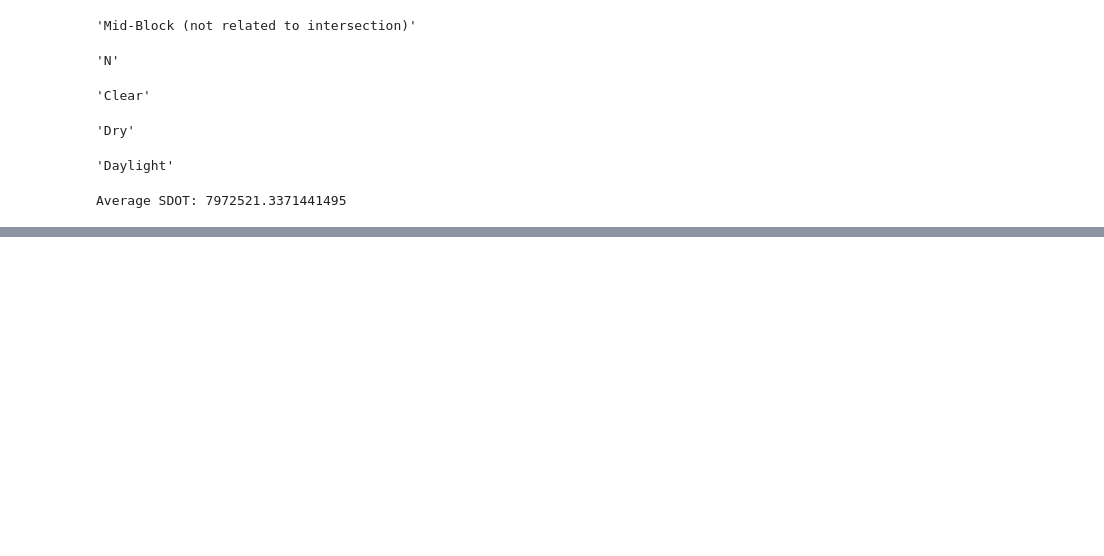
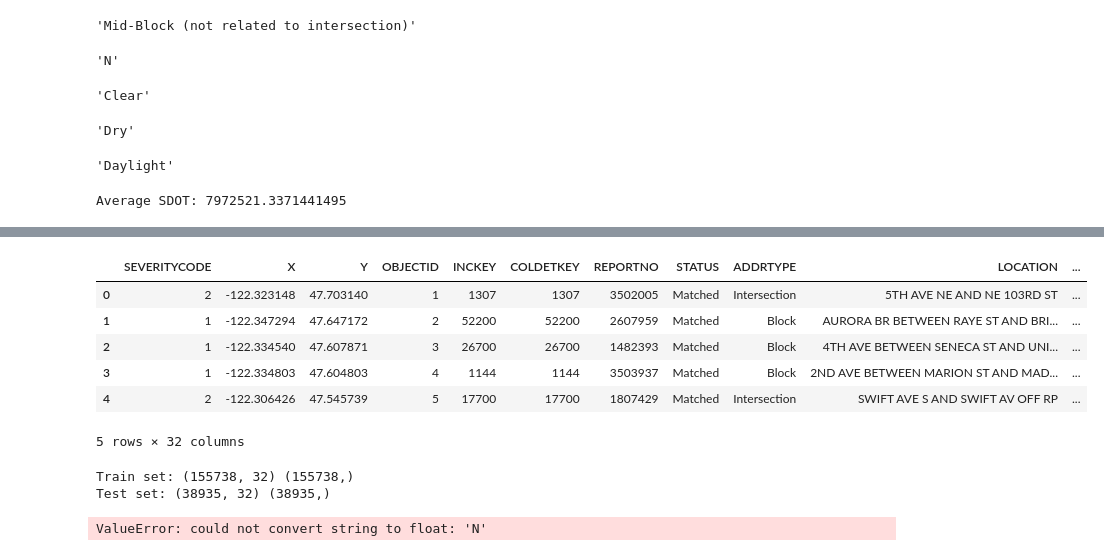
Before and after one commit to willm625/Coursera_Capstone, a Jupyter notebook: cap_nb.ipynb, the cells around one changed output, grey strips where cells are left out. Drawn from its saved outputs; the diff is of its cells as text; code cells hidden in the pictures; blank space fills up the shorter version.

```diff
--- a/cap_nb.ipynb
+++ b/cap_nb.ipynb
@@ -246,0 +197,10 @@ Name: HITPARKEDCAR, dtype: int64
+# %%
+df.head()
+# %% [output]
+|  | SEVERITYCODE | X | Y | OBJECTID | INCKEY | COLDETKEY | REPORTNO | STATUS | ADDRTYPE | LOCATION | ... |
+| 0 | 2 | -122.323148 | 47.703140 | 1 | 1307 | 1307 | 3502005 | Matched | Intersection | 5TH AVE NE AND NE 103RD ST | ... |
+| 1 | 1 | -122.347294 | 47.647172 | 2 | 52200 | 52200 | 2607959 | Matched | Block | AURORA BR BETWEEN RAYE ST AND BRI... | ... |
+| 2 | 1 | -122.334540 | 47.607871 | 3 | 26700 | 26700 | 1482393 | Matched | Block | 4TH AVE BETWEEN SENECA ST AND UNI... | ... |
+| 3 | 1 | -122.334803 | 47.604803 | 4 | 1144 | 1144 | 3503937 | Matched | Block | 2ND AVE BETWEEN MARION ST AND MAD... | ... |
+| 4 | 2 | -122.306426 | 47.545739 | 5 | 17700 | 17700 | 1807429 | Matched | Intersection | SWIFT AVE S AND SWIFT AV OFF RP | ... |
+5 rows × 32 columns
@@ -246,0 +210,15 @@ Name: HITPARKEDCAR, dtype: int64
+# %%
+from sklearn.model_selection import train_test_split
+X_train, X_test, y_train, y_test = train_test_split( X, y, test_size=0.2, random_state=4)
+print ('Train set:', X_train.shape,  y_train.shape)
+print ('Test set:', X_test.shape,  y_test.shape)
+# %% [output]
+Train set: (155738, 32) (155738,)
+Test set: (38935, 32) (38935,)
+# %%
+from sklearn.linear_model import LogisticRegression
+from sklearn.metrics import confusion_matrix
+LR = LogisticRegression(C=0.01, solver='liblinear').fit(X_train,y_train)
+LR
+# %% [output]
+ValueError: could not convert string to float: 'N'
```
Also changed, not shown: parts of 21 cells of this notebook.
